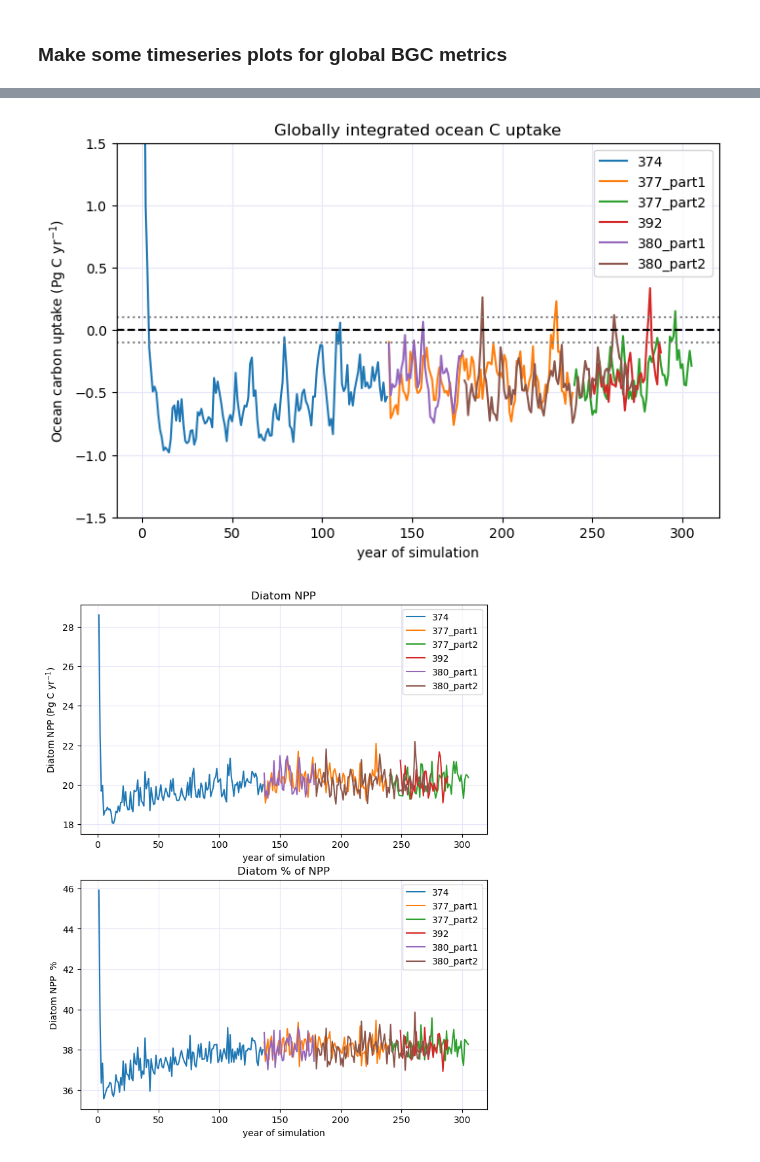
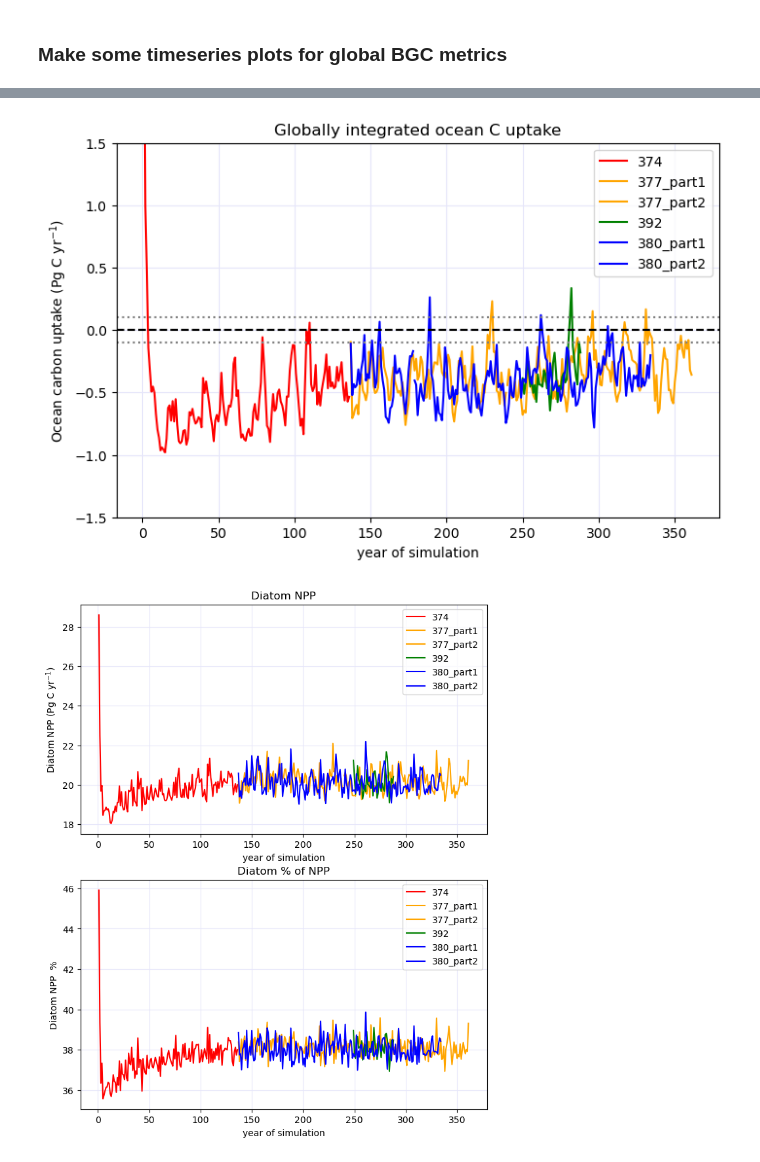
Before and after one commit to kristenkrumhardt/OceanBGC_CESM3, a Jupyter notebook: pre-release_tuning_runs/carbon_balancing/concat_runs_oceanBGCspinup.ipynb, the cells around one changed output, grey strips where cells are left out. Drawn from its saved outputs; the diff is of its cells as text; code cells hidden in the pictures.

```diff
--- a/pre-release_tuning_runs/carbon_balancing/concat_runs_oceanBGCspinup.ipynb
+++ b/pre-release_tuning_runs/carbon_balancing/concat_runs_oceanBGCspinup.ipynb
@@ -52,9 +52,11 @@ case_nums = ['374','377','377','392','380','380']
 t_freqs   = ['mon','ann','mon','mon','ann','mon']
 users     = ['hannay','hannay','hannay','hannay','hannay','hannay']
 run_st_year  = [1,   1,   104, 1,  1,  43]
-run_end_year = [136, 103, 169, 40, 42, 138]
+run_end_year = [136, 103, 225, 40, 42, 198]
 
 yr_offset = [0, 136, 136, 248, 136, 136] #this is the offset from the first run relative to the run year
+
+colors = ['red','orange','orange','green','blue','blue']
 # %% [markdown]
 ### Define the year range
 # %% [markdown]
@@ -293,7 +295,7 @@ ax.set_title('Globally integrated NPP')
 i = 0
 
 for case_num in short_names:
-    ax.plot(glb_ds_dict[case_num]['time'],glb_ds_dict[case_num]['photoC_TOT_zint'],label=short_names[i])
+    ax.plot(glb_ds_dict[case_num]['time'],glb_ds_dict[case_num]['photoC_TOT_zint'],label=short_names[i],color=colors[i])
     i = i + 1
 
 
@@ -314,7 +316,7 @@ ax.set_title('Globally integrated POC Flux 100m')
 i = 0
 
 for case_num in short_names:
-    ax.plot(glb_ds_dict[case_num]['time'],glb_ds_dict[case_num]['POC_FLUX_100m'],label=short_names[i])
+    ax.plot(glb_ds_dict[case_num]['time'],glb_ds_dict[case_num]['POC_FLUX_100m'],label=short_names[i],color=colors[i])
     i = i + 1
 
 ax.xaxis.grid(True, which='major',color='lavender')
@@ -330,7 +332,7 @@ ax.set_title('Global e-ratio')
 i = 0
 
 for case_num in short_names:
-    ax.plot(glb_ds_dict[case_num]['time'],glb_ds_dict[case_num]['POC_FLUX_100m']/glb_ds_dict[case_num]['photoC_TOT_zint'],label=short_names[i])
+    ax.plot(glb_ds_dict[case_num]['time'],glb_ds_dict[case_num]['POC_FLUX_100m']/glb_ds_dict[case_num]['photoC_TOT_zint'],label=short_names[i],color=colors[i])
     i = i + 1
 
 ax.xaxis.grid(True, which='major',color='lavender')
@@ -350,7 +352,7 @@ ax.set_title('Globally integrated ocean C uptake')
 i = 0
 
 for case_num in short_names:
-    ax.plot(glb_ds_dict[case_num]['time'],glb_ds_dict[case_num]['FG_CO2'],label=short_names[i])
+    ax.plot(glb_ds_dict[case_num]['time'],glb_ds_dict[case_num]['FG_CO2'],label=short_names[i],color=colors[i])
     i = i + 1
 
 ax.xaxis.grid(True, which='major',color='lavender')
@@ -362,7 +364,7 @@ ax.legend()
 ax.set_ylim(-1.5,1.5)
 ax.set(ylabel='Ocean carbon uptake (Pg C yr$^{-1}$)',xlabel='year of simulation');
 # %% [output]
-[figure, old version]
+[figure, new version]
 # %%
 fig = plt.figure(figsize=(8,10))
 
@@ -371,33 +373,33 @@ ax = fig.add_subplot(2,1,1)
 ax.set_title('Diatom NPP')
 
 i = 0
 
 for case_num in short_names:
-    ax.plot(glb_ds_dict[case_num]['time'],glb_ds_dict[case_num]['photoC_diat_zint'],label=short_names[i])
+    ax.plot(glb_ds_dict[case_num]['time'],glb_ds_dict[case_num]['photoC_diat_zint'],label=short_names[i],color=colors[i])
     i = i + 1
 
 ax.xaxis.grid(True, which='major',color='lavender')
 ax.yaxis.grid(False, which='major',color='lavender');
 
 ax.legend()
 
 ax.set(ylabel='Diatom NPP (Pg C yr$^{-1}$)',xlabel='year of simulation');
 
 ##################
 ax = fig.add_subplot(2,1,2)
 ax.set_title('Diatom % of NPP')
 
 i = 0
 
 for case_num in short_names:
-    ax.plot(glb_ds_dict[case_num]['time'],glb_ds_dict[case_num]['diatNPPpercent'],label=short_names[i])
+    ax.plot(glb_ds_dict[case_num]['time'],glb_ds_dict[case_num]['diatNPPpercent'],label=short_names[i],color=colors[i])
     i = i + 1
 
 ax.xaxis.grid(True, which='major',color='lavender')
 ax.yaxis.grid(False, which='major',color='lavender');
 
 ax.legend()
 
 ax.set(ylabel='Diatom NPP  %',xlabel='year of simulation');
 # %% [output]
-[figure, old version]
+[figure, new version]
```
Also changed, not shown: parts of 6 cells of this notebook, 7 other files.
